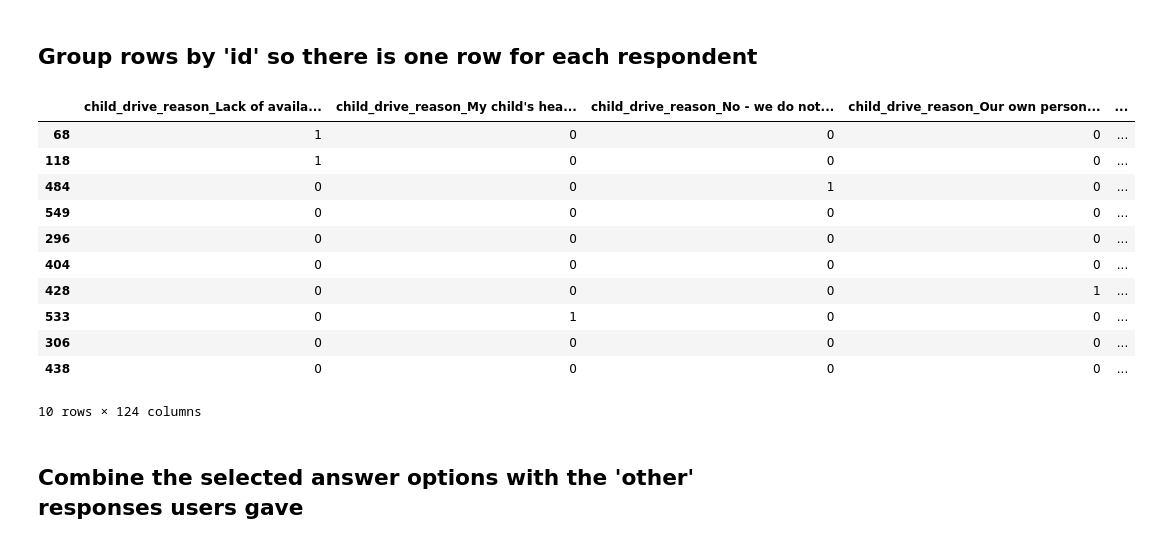
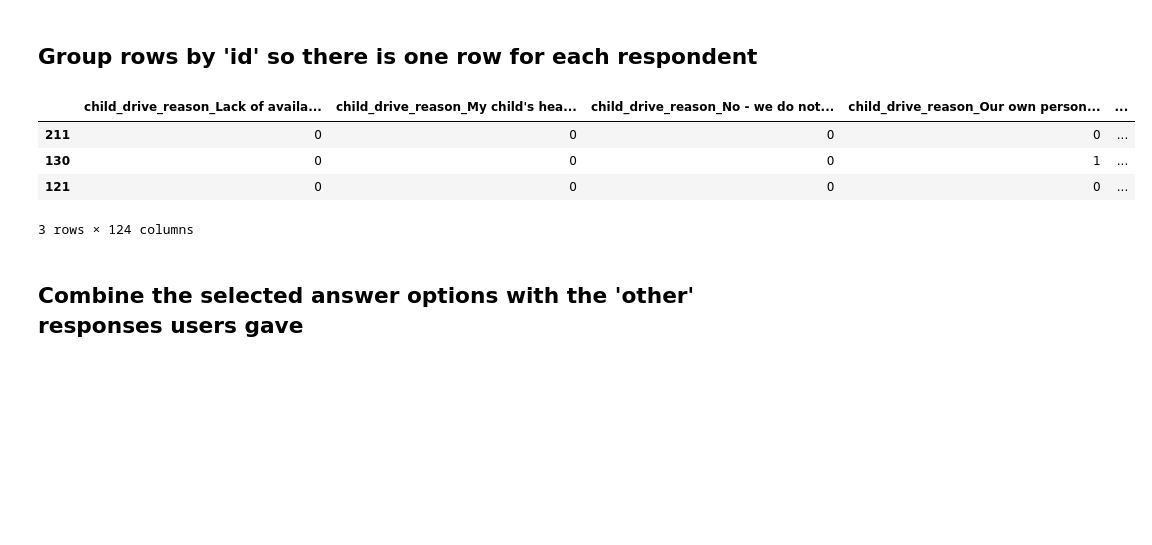
Before and after one commit to croton-on-hudson/bicycle-pedestrian-committee, a Jupyter notebook: survey/analysis/3.multiple_answer_cleanup.ipynb, the cells around one changed output. Saved outputs shown, nothing was run; the diff lists cells and outputs as text; code cells hidden in the pictures; blank space fills up the shorter version.

```diff
--- a/survey/analysis/3.multiple_answer_cleanup.ipynb
+++ b/survey/analysis/3.multiple_answer_cleanup.ipynb
@@ -211,23 +183,16 @@ for col in df2.columns:
 # %%
 # add up all values in each column to get a full set of values or each id
 # this loses the 'other' columns, since they are not numeric
 df3 = df2.groupby(df2.index).sum()
 
 # show the new grouped data... note that it is missing the 'other' fields... more on that later
-df3.sample(n=10) #random sample of rows
+df3.sample(n=3) #random sample of rows
 # %% [output]
 |  | child_drive_reason_Lack of availa... | child_drive_reason_My child's hea... | child_drive_reason_No - we do not... | child_drive_reason_Our own person... | ... |
-| 68 | 1 | 0 | 0 | 0 | ... |
-| 118 | 1 | 0 | 0 | 0 | ... |
-| 484 | 0 | 0 | 1 | 0 | ... |
-| 549 | 0 | 0 | 0 | 0 | ... |
-| 296 | 0 | 0 | 0 | 0 | ... |
-| 404 | 0 | 0 | 0 | 0 | ... |
-| 428 | 0 | 0 | 0 | 1 | ... |
-| 533 | 0 | 1 | 0 | 0 | ... |
-| 306 | 0 | 0 | 0 | 0 | ... |
-| 438 | 0 | 0 | 0 | 0 | ... |
+| 211 | 0 | 0 | 0 | 0 | ... |
+| 130 | 0 | 0 | 0 | 1 | ... |
+| 121 | 0 | 0 | 0 | 0 | ... |
-10 rows × 124 columns
+3 rows × 124 columns
 # %% [markdown]
 ## Combine the selected answer options with the 'other' responses users gave
 # %%
```
Also changed, not shown: parts of 6 cells of this notebook, 4 other files.
